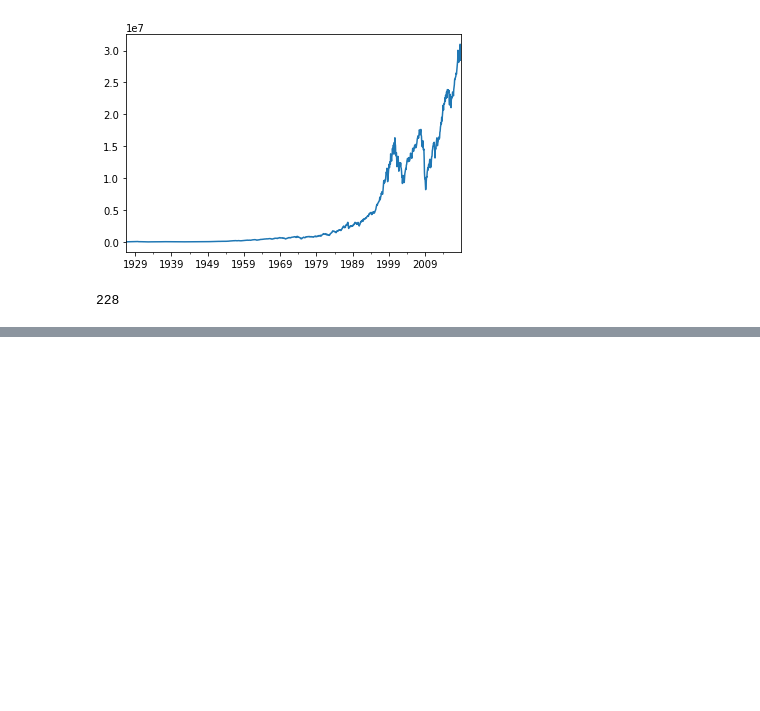
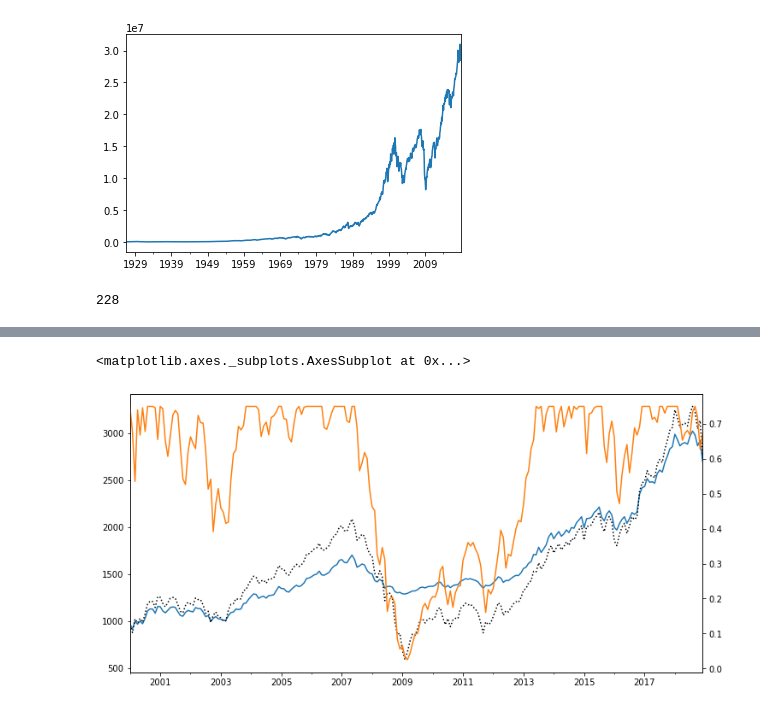
Before and after one commit to Van-Vu/portforlio-construction, a Jupyter notebook: 1-Introduction/Week 3/Lab 2 - CPPI.ipynb, the cells around one changed output, grey strips where cells are left out. Cells and saved outputs as stored; diff of their text form; code cells hidden in the pictures; blank space fills up the shorter version.

```diff
--- a/1-Introduction/Week 3/Lab 2 - CPPI.ipynb
+++ b/1-Introduction/Week 3/Lab 2 - CPPI.ipynb
@@ -72,0 +84,3 @@ ax.axhline(y=floor_value, color='r', linestyle='--')
+# %%
+cppi_portfolio = lib.run_cppi(risky_assets)
+lib.summary_stats(cppi_portfolio["AccountHistory"].pct_change().dropna())
@@ -72,0 +99,3 @@ ax.axhline(y=floor_value, color='r', linestyle='--')
+# %%
+cppi_portfolio = lib.run_cppi(risky_assets, drawdown=0.25)
+lib.summary_stats(cppi_portfolio["AccountHistory"].pct_change().dropna())
@@ -72,0 +114,8 @@ ax.axhline(y=floor_value, color='r', linestyle='--')
+# %%
+ind = "Fin"
+ax = cppi_portfolio["AccountHistory"][ind].plot(figsize=(12,6))
+cppi_portfolio["RiskOnlyReturn"][ind].plot(style="k:")
+cppi_portfolio["RiskyWeightHistory"][ind].plot(secondary_y=True)
+# %% [output]
+<matplotlib.axes._subplots.AxesSubplot at 0x...>
+[figure, added]
```
Also changed, not shown: parts of 10 cells of this notebook, 2 other files.
